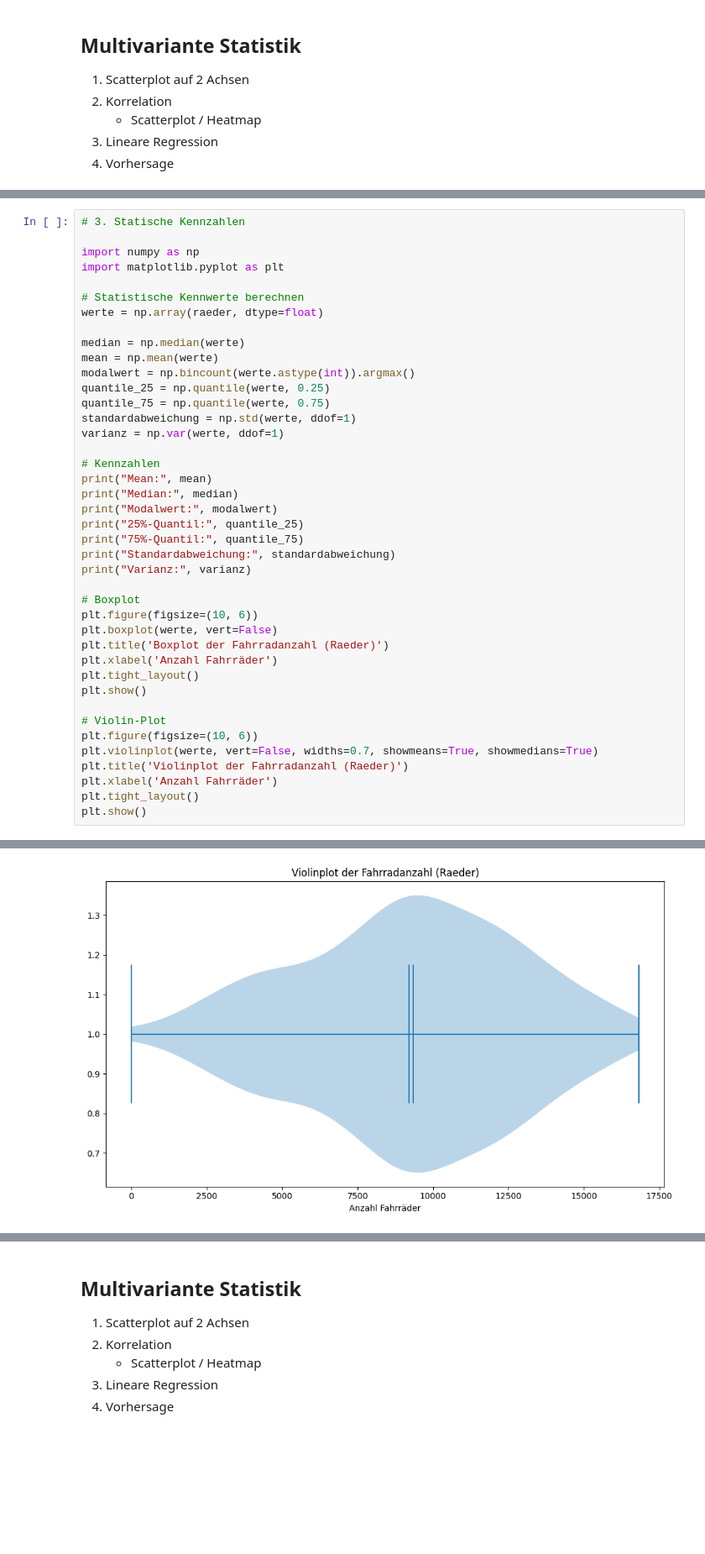
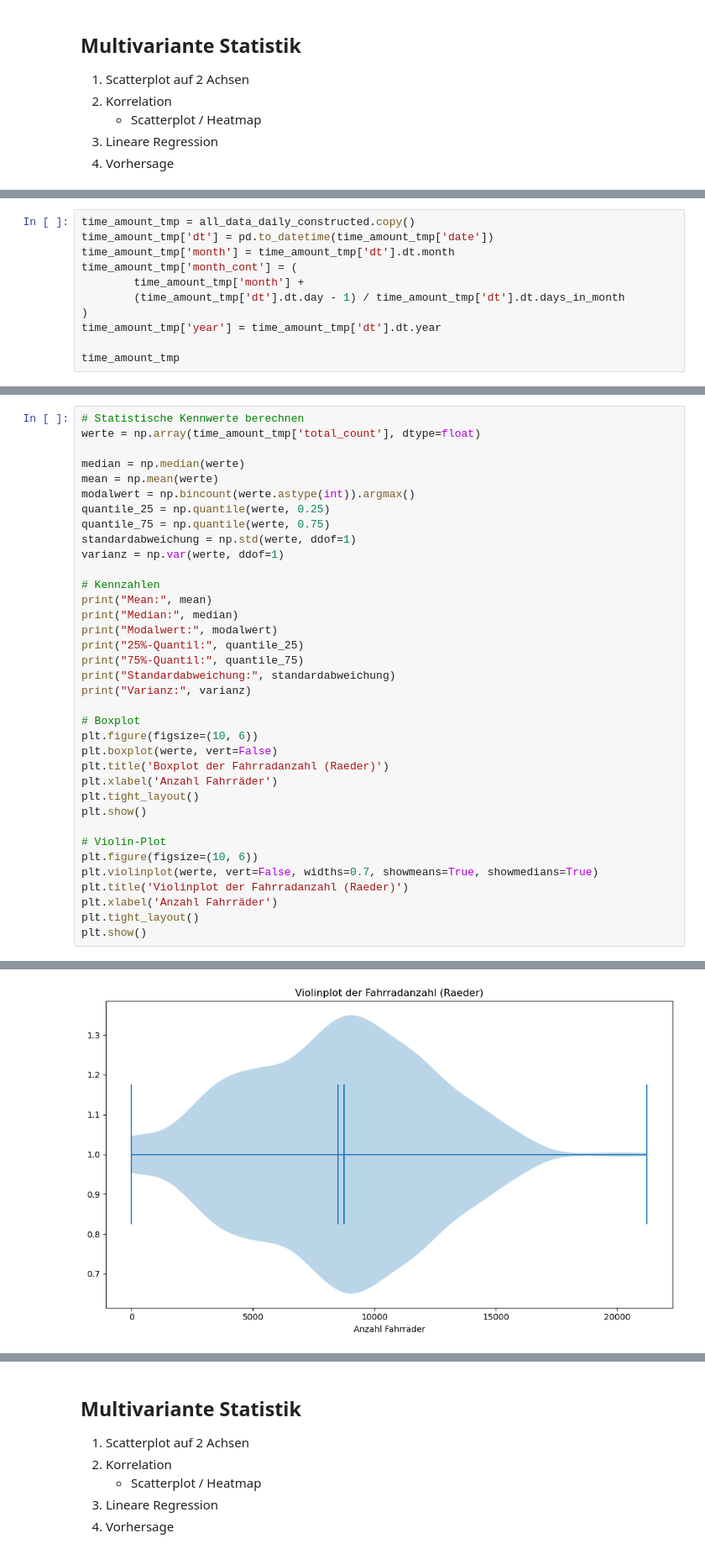
Before and after one commit to LordOfReinkeness/stochastik_SoSe25, a Jupyter notebook: fahrraeder.ipynb, the cells around one changed output, grey strips where cells are left out. Shown at 84% size. Cells and saved outputs as stored; diff of their text form; blank space fills up the shorter version.

```diff
--- a/fahrraeder.ipynb
+++ b/fahrraeder.ipynb
@@ -82,0 +218,11 @@ proTag = [r - (e + a) for r, e, a in zip(raeder, einwaerts, auswaerts)]
+# %%
+time_amount_tmp = all_data_daily_constructed.copy()
+time_amount_tmp['dt'] = pd.to_datetime(time_amount_tmp['date'])
+time_amount_tmp['month'] = time_amount_tmp['dt'].dt.month
+time_amount_tmp['month_cont'] = (
+        time_amount_tmp['month'] +
+        (time_amount_tmp['dt'].dt.day - 1) / time_amount_tmp['dt'].dt.days_in_month
+)
+time_amount_tmp['year'] = time_amount_tmp['dt'].dt.year
+
+time_amount_tmp
@@ -164,11 +326,6 @@ plt.show()
 # %%
-# 3. Statische Kennzahlen
-
-import numpy as np
-import matplotlib.pyplot as plt
-
 # Statistische Kennwerte berechnen
-werte = np.array(raeder, dtype=float)
+werte = np.array(time_amount_tmp['total_count'], dtype=float)
 
 median = np.median(werte)
 mean = np.mean(werte)
@@ -214 +371 @@ Varianz: 12843343.990019567
-[figure, old version]
+[figure, new version]
```
Also changed, not shown: parts of 29 cells of this notebook, 6 other files.
